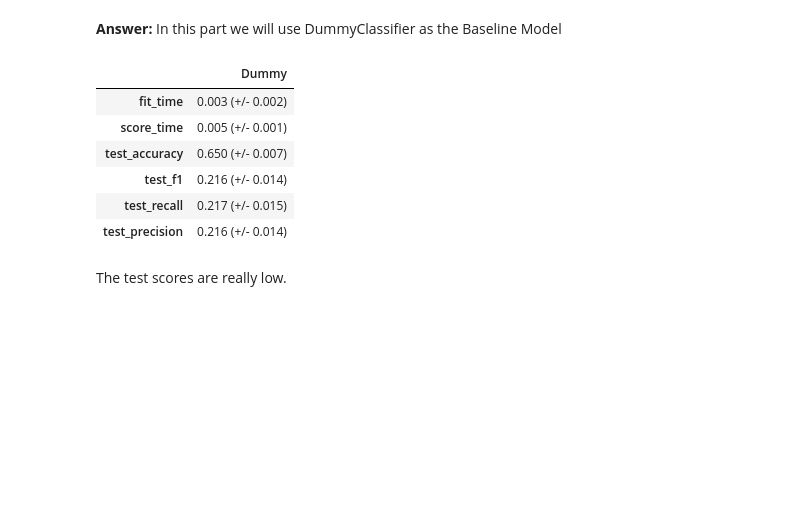
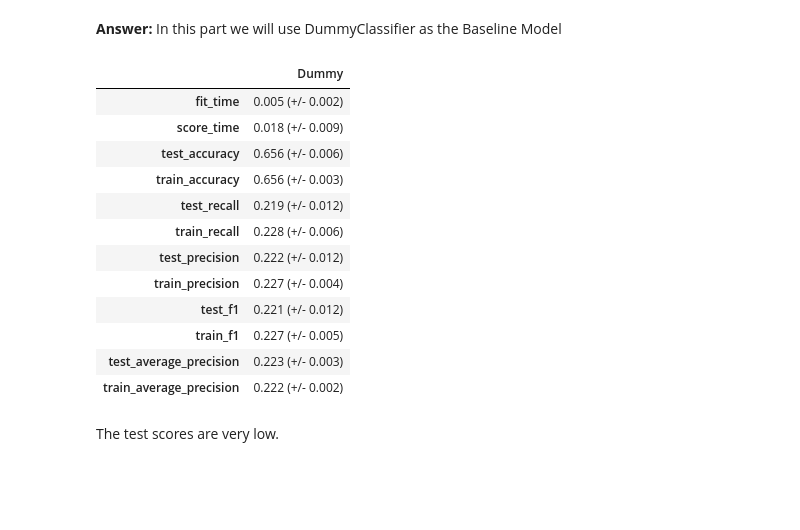
Before and after one commit to nobbynguyen/573Lab4_Classification_Group-GSN, a Jupyter notebook: lab4.ipynb, the cells around one changed output. Saved outputs shown, nothing was run; the diff lists cells and outputs as text; code cells hidden in the pictures; blank space fills up the shorter version.

```diff
--- a/lab4.ipynb
+++ b/lab4.ipynb
@@ -527,18 +527,26 @@ def mean_std_cross_val_scores(model, X_train, y_train, **kwargs):
     return pd.Series(data=out_col, index=mean_scores.index)
 # %%
 dummy_model = DummyClassifier(strategy="stratified")
-results["Dummy"] = mean_std_cross_val_scores(dummy_model, X_train, y_train, scoring=scoring)
+results["Dummy"] = mean_std_cross_val_scores(
+    dummy_model, X_train, y_train, return_train_score=True, scoring=scoring
+)
 pd.DataFrame(results)
 # %% [output]
 |  | Dummy |
-| fit_time | 0.003 (+/- 0.002) |
-| score_time | 0.005 (+/- 0.001) |
-| test_accuracy | 0.650 (+/- 0.007) |
-| test_f1 | 0.216 (+/- 0.014) |
-| test_recall | 0.217 (+/- 0.015) |
-| test_precision | 0.216 (+/- 0.014) |
+| fit_time | 0.005 (+/- 0.002) |
+| score_time | 0.018 (+/- 0.009) |
+| test_accuracy | 0.656 (+/- 0.006) |
+| train_accuracy | 0.656 (+/- 0.003) |
+| test_recall | 0.219 (+/- 0.012) |
+| train_recall | 0.228 (+/- 0.006) |
+| test_precision | 0.222 (+/- 0.012) |
+| train_precision | 0.227 (+/- 0.004) |
+| test_f1 | 0.221 (+/- 0.012) |
+| train_f1 | 0.227 (+/- 0.005) |
+| test_average_precision | 0.223 (+/- 0.003) |
+| train_average_precision | 0.222 (+/- 0.002) |
 # %% [markdown]
-The test scores are really low.
+The test scores are very low.
 # %% [markdown]
 <br><br>
 # %% [markdown]
```
